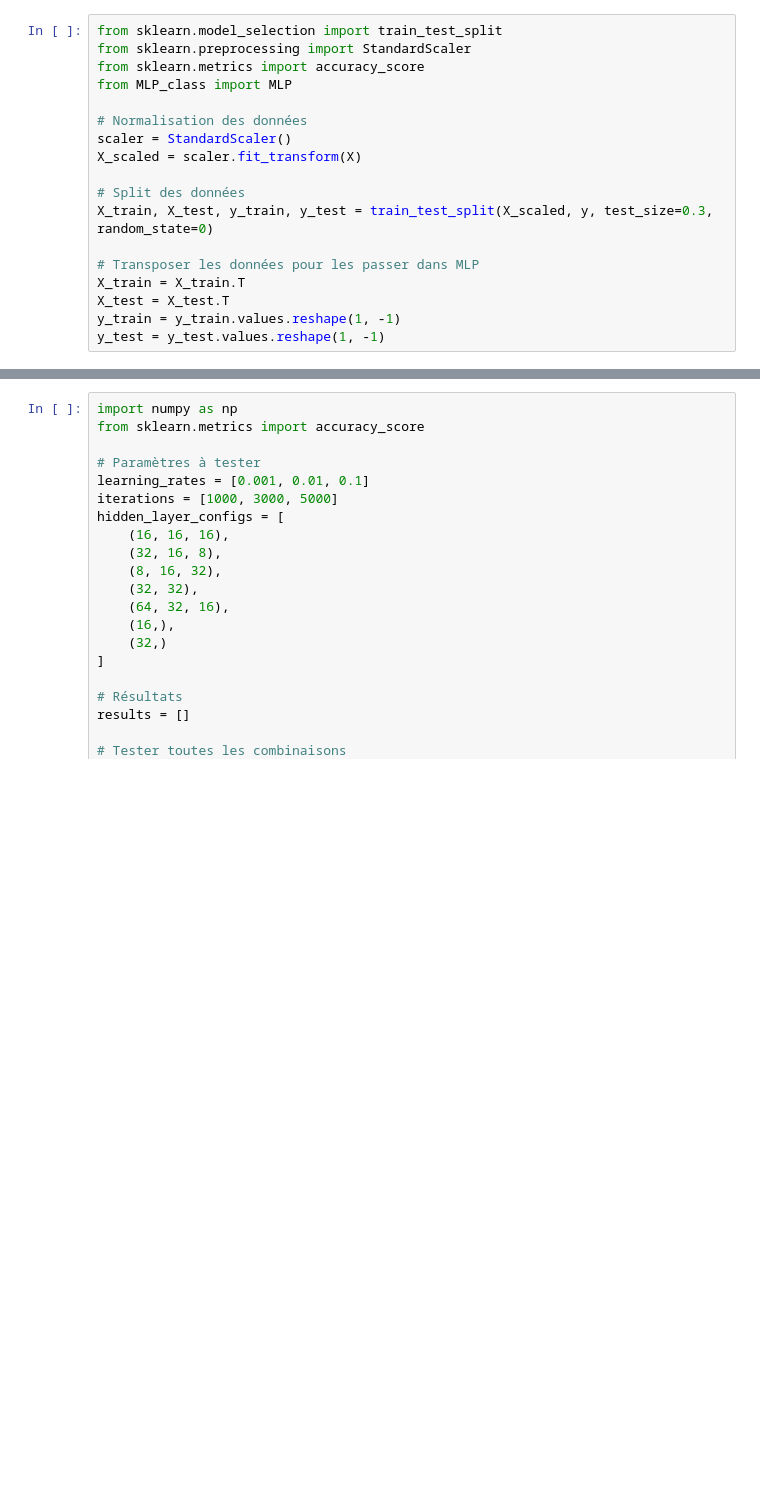
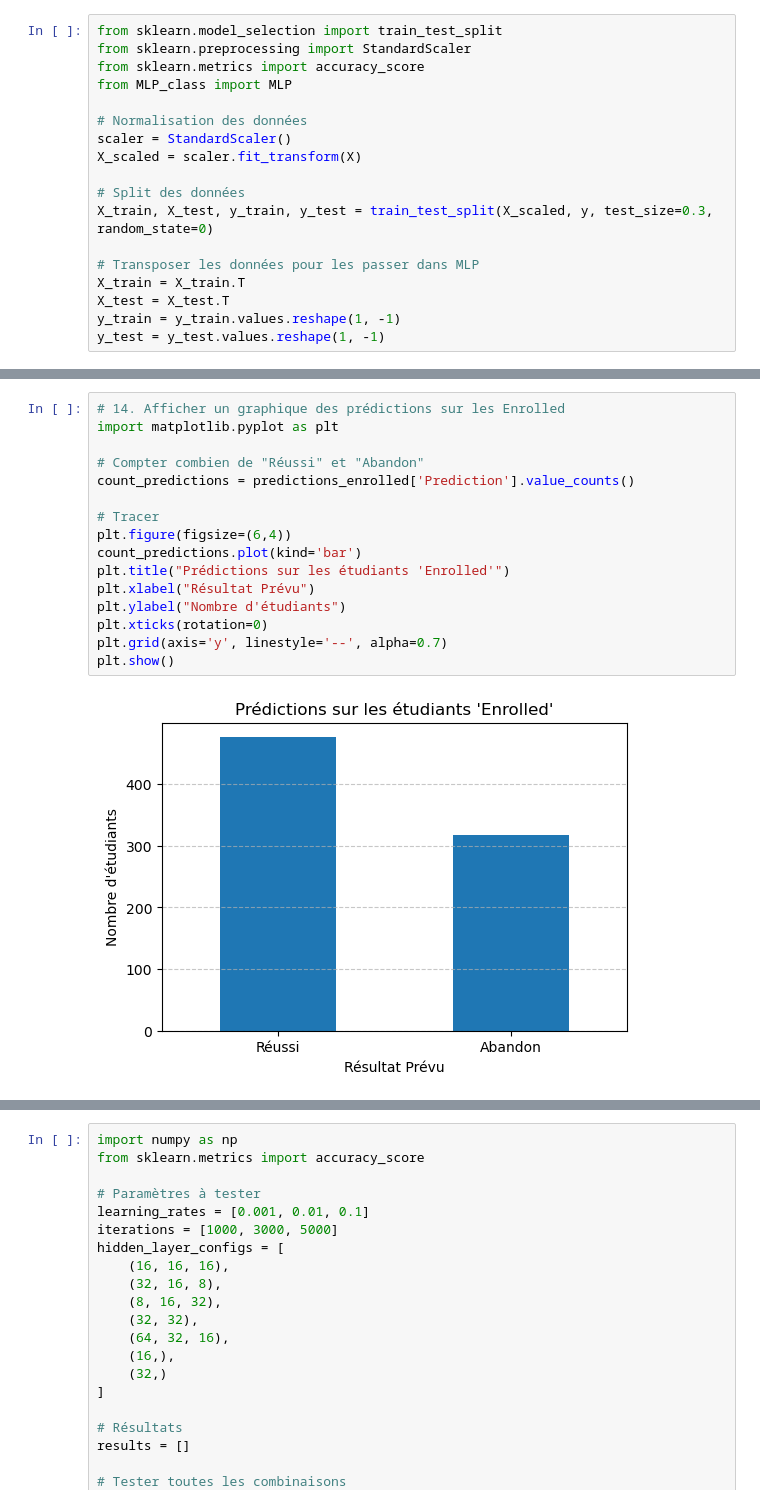
Before and after one commit to Feinst69/ANN-playground, a Jupyter notebook: data_explo.ipynb, the cells around one changed output, grey strips where cells are left out. Cells and saved outputs as stored; diff of their text form; blank space fills up the shorter version.

```diff
--- a/data_explo.ipynb
+++ b/data_explo.ipynb
@@ -140,0 +256,18 @@ Précision sur le test : 0.8044077134986226
+# %%
+# 14. Afficher un graphique des prédictions sur les Enrolled
+import matplotlib.pyplot as plt
+
+# Compter combien de "Réussi" et "Abandon"
+count_predictions = predictions_enrolled['Prediction'].value_counts()
+
+# Tracer
+plt.figure(figsize=(6,4))
+count_predictions.plot(kind='bar')
+plt.title("Prédictions sur les étudiants 'Enrolled'")
+plt.xlabel("Résultat Prévu")
+plt.ylabel("Nombre d'étudiants")
+plt.xticks(rotation=0)
+plt.grid(axis='y', linestyle='--', alpha=0.7)
+plt.show()
+# %% [output]
+[figure, added]
```
Also changed, not shown: parts of 13 cells of this notebook.
